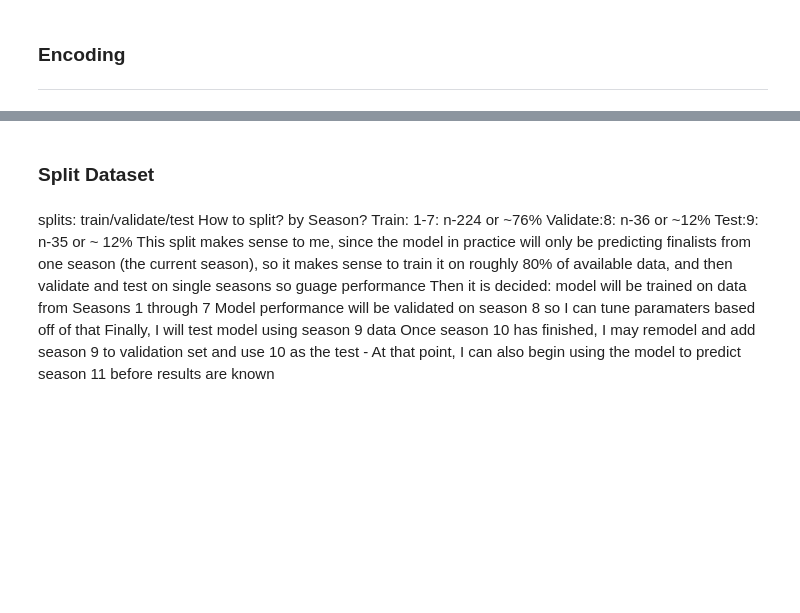
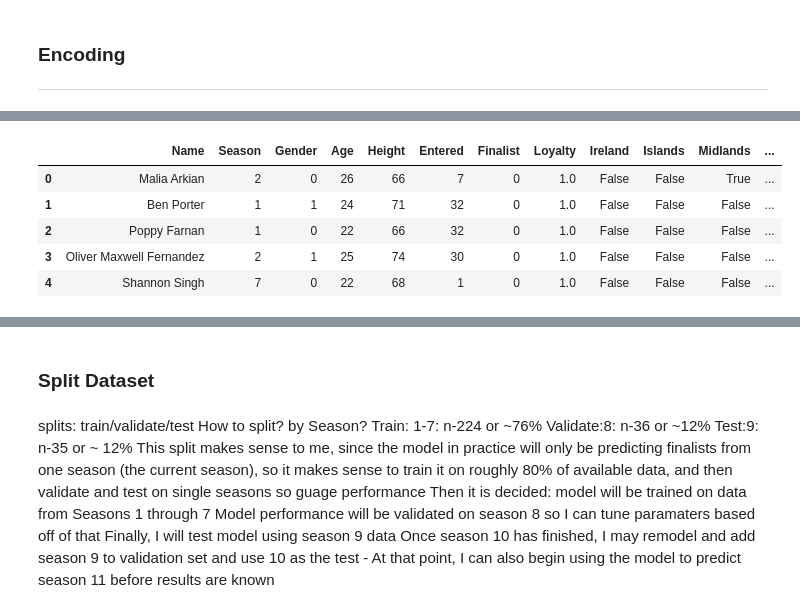
Before and after one commit to JacobWesterbeck/Love-Island-Prediction-Model, a Jupyter notebook: data_preprocessing.ipynb, the cells around one changed output, grey strips where cells are left out. Saved outputs shown, nothing was run; the diff lists cells and outputs as text; code cells hidden in the pictures; blank space fills up the shorter version.

```diff
--- a/data_preprocessing.ipynb
+++ b/data_preprocessing.ipynb
@@ -339,8 +468,15 @@ data.head()
 # %%
 #Drop columns i dont need
-column_drops = ['Name',	'Ethnicity', 'Hair', 'Eye',	'Hometown',	'Region', 'Stay', 'Dumped', 'OG', 'Casa', 'Status', 'Couples', 'Location', 'Final_Location', 'Final_Location2']
+column_drops = ['Ethnicity', 'Hair', 'Eye',	'Hometown',	'Region', 'Stay', 'Dumped', 'OG', 'Casa', 'Status', 'Couples', 'Location', 'Final_Location', 'Final_Location2']
 model_data = data.drop(columns=column_drops)
 model_data.head()
+# %% [output]
+|  | Name | Season | Gender | Age | Height | Entered | Finalist | Loyalty | Ireland | Islands | Midlands | ... |
+| 0 | Malia Arkian | 2 | 0 | 26 | 66 | 7 | 0 | 1.0 | False | False | True | ... |
+| 1 | Ben Porter | 1 | 1 | 24 | 71 | 32 | 0 | 1.0 | False | False | False | ... |
+| 2 | Poppy Farnan | 1 | 0 | 22 | 66 | 32 | 0 | 1.0 | False | False | False | ... |
+| 3 | Oliver Maxwell Fernandez | 2 | 1 | 25 | 74 | 30 | 0 | 1.0 | False | False | False | ... |
+| 4 | Shannon Singh | 7 | 0 | 22 | 68 | 1 | 0 | 1.0 | False | False | False | ... |
 # %%
 #Send this model to a csv file to pull into modeling later
 model_data.to_csv(cwd + '/data/model_data.csv', index=False)
```
Also changed, not shown: parts of 26 cells of this notebook, 3 other files.
